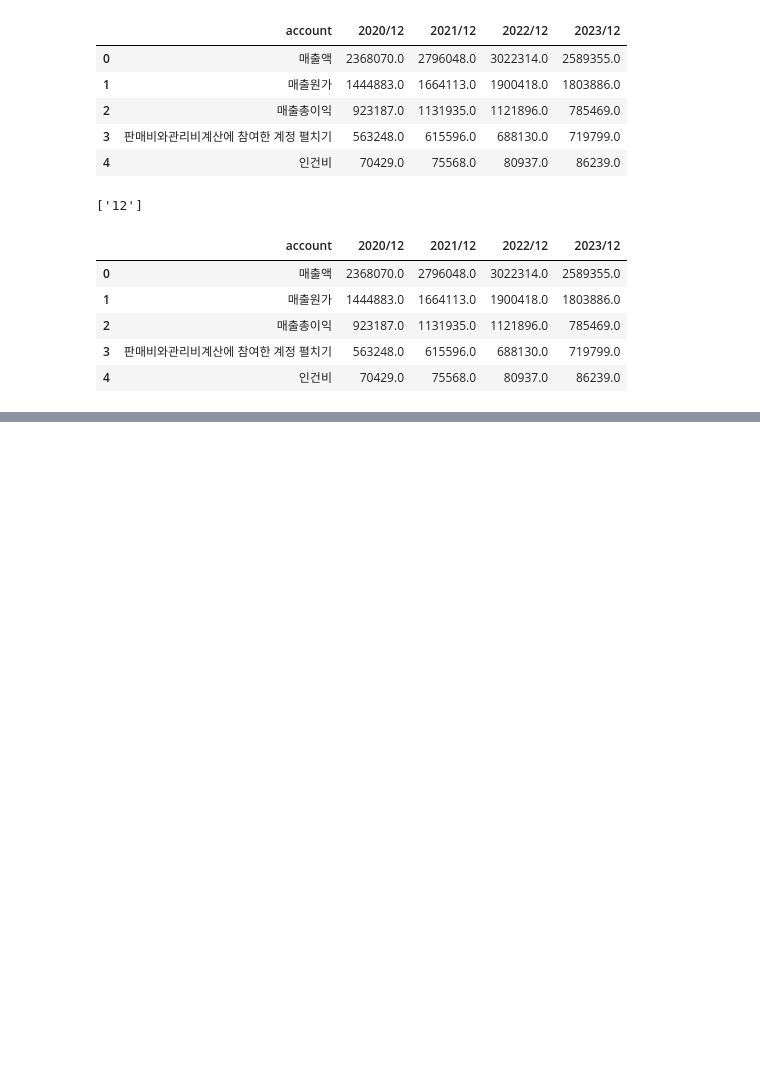
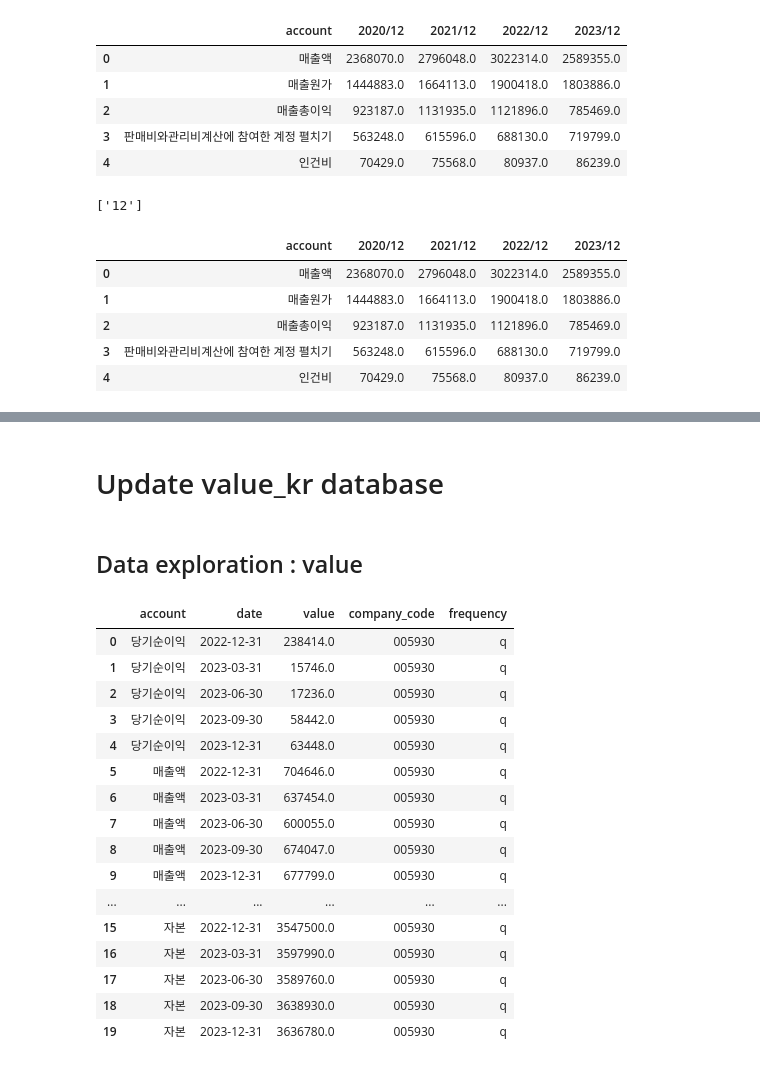
Before and after one commit to ahn283/projects, a Jupyter notebook: trader/data_manager.ipynb, the cells around one changed output, grey strips where cells are left out. Cells and saved outputs as stored; diff of their text form; code cells hidden in the pictures; blank space fills up the shorter version.

```diff
--- a/trader/data_manager.ipynb
+++ b/trader/data_manager.ipynb
@@ -860,0 +1087,4 @@ data_fs_y.head()
+# %% [markdown]
+# Update value_kr database
+# %% [markdown]
+## Data exploration : value
@@ -860,0 +1103,37 @@ data_fs_y.head()
+# %%
+# ticker_list
+ticker_list = pd.read_sql("""
+                          SELECT * FROM ticker_kr
+                          WHERE date = (SELECT MAX(date) FROM ticker_kr)
+                          AND category = '보통주';
+                          """, con=engine)
+
+# samsung electronics financial statements
+sample_fs = pd.read_sql("""
+                        SELECT * FROM fs_kr
+                        WHERE frequency='q'
+                        AND company_code = '005930'
+                        AND account in ('당기순이익', '자본', '영업활동으로인한현금흐름', '매출액');
+                        """, con=engine)
+
+engine.dispose()
+
+sample_fs
+# %% [output]
+|  | account | date | value | company_code | frequency |
+| 0 | 당기순이익 | 2022-12-31 | 238414.0 | 005930 | q |
+| 1 | 당기순이익 | 2023-03-31 | 15746.0 | 005930 | q |
+| 2 | 당기순이익 | 2023-06-30 | 17236.0 | 005930 | q |
+| 3 | 당기순이익 | 2023-09-30 | 58442.0 | 005930 | q |
+| 4 | 당기순이익 | 2023-12-31 | 63448.0 | 005930 | q |
+| 5 | 매출액 | 2022-12-31 | 704646.0 | 005930 | q |
+| 6 | 매출액 | 2023-03-31 | 637454.0 | 005930 | q |
+| 7 | 매출액 | 2023-06-30 | 600055.0 | 005930 | q |
+| 8 | 매출액 | 2023-09-30 | 674047.0 | 005930 | q |
+| 9 | 매출액 | 2023-12-31 | 677799.0 | 005930 | q |
+| ... | ... | ... | ... | ... | ... |
+| 15 | 자본 | 2022-12-31 | 3547500.0 | 005930 | q |
+| 16 | 자본 | 2023-03-31 | 3597990.0 | 005930 | q |
+| 17 | 자본 | 2023-06-30 | 3589760.0 | 005930 | q |
+| 18 | 자본 | 2023-09-30 | 3638930.0 | 005930 | q |
+| 19 | 자본 | 2023-12-31 | 3636780.0 | 005930 | q |
```
Also changed, not shown: parts of 15 cells of this notebook.
